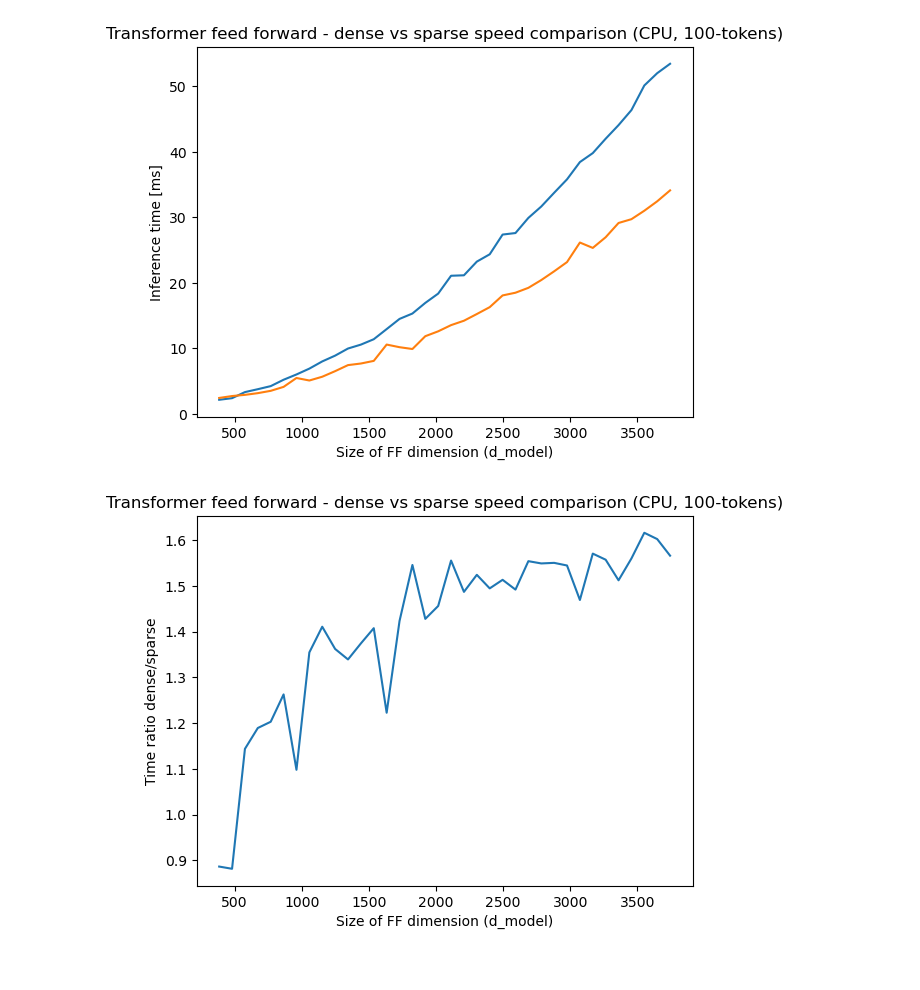
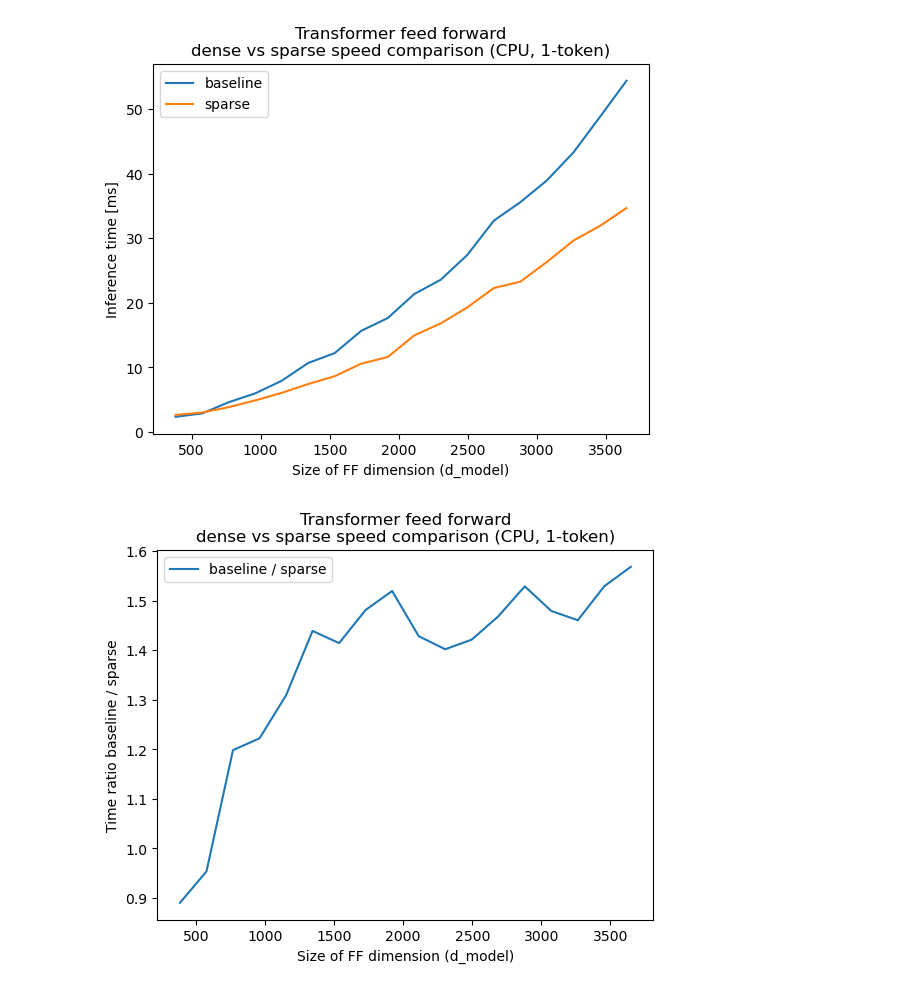
Before and after one commit to madragonse/sparse_ff, a Jupyter notebook: transformer/time_experiments.ipynb, the cells around one changed output. Saved outputs shown, nothing was run; the diff lists cells and outputs as text; code cells hidden in the pictures.

```diff
--- a/transformer/time_experiments.ipynb
+++ b/transformer/time_experiments.ipynb
@@ -45,36 +41,47 @@ b_d_model = 384
 b_sparse = 24
 token_c = 1
 m_low = 1
+# m_max = 9
+# m_step = 0.5
 m_max = 10
-m_step = 0.25
+m_step = 0.5
 
 count = 50
 # %%
 timesa = [test_sparse_inf(count, int(e*b_d_model), token_c, None, None)[0].total_seconds()*1000/count for e in np.arange(m_low, m_max, m_step)]
 timesb = [test_sparse_inf(count, int(e*b_d_model), token_c, int(int(e*b_d_model)*4/64), int(int(e*b_d_model)*4/64))[0].total_seconds()*1000/count for e in np.arange(m_low, m_max, m_step)]
+# %%
+import json
+with open("exp_res/1_token/ex_data.json", "r") as f:
+    r = json.load(f)
+# %%
+timesa = r["timea"]
+timesb = r["timeb"]
 # %%
 y = list([int(e*b_d_model) for e in np.arange(m_low, m_max, m_step)])
-plt.plot(y, timesa, label="fully connected")  # Plot the chart
+plt.plot(y, timesa, label="baseline")  # Plot the chart
 plt.plot(y, timesb, label="sparse")  # Plot the chart
 plt.xlabel("Size of FF dimension (d_model)")
 plt.ylabel("Inference time [ms]")
-plt.title("Transformer feed forward - dense vs sparse speed comparison (CPU, 100-tokens)")
+plt.title("Transformer feed forward\ndense vs sparse speed comparison (CPU, 1-token)")
+plt.legend()
 plt.savefig("ex.png")
 plt.show()
 # %% [output]
-[figure, old version]
+[figure, new version]
 # %%
 
 timec = [a/b for a, b in zip(timesa, timesb)]
 
-plt.plot(y, timec, label="fully connected")  # Plot the chart
+plt.plot(y, timec, label="baseline / sparse")  # Plot the chart
 plt.xlabel("Size of FF dimension (d_model)")
-plt.ylabel("Time ratio dense/sparse")
-plt.title("Transformer feed forward - dense vs sparse speed comparison (CPU, 100-tokens)")
+plt.ylabel("Time ratio baseline / sparse")
+plt.title("Transformer feed forward\ndense vs sparse speed comparison (CPU, 1-token)")
+plt.legend()
 plt.savefig("ex_ratio.png")
 plt.show()
 # %% [output]
-[figure, old version]
+[figure, new version]
 # %%
 
 tos = {
```
Also changed, not shown: parts of 2 cells of this notebook, 1 other file.
